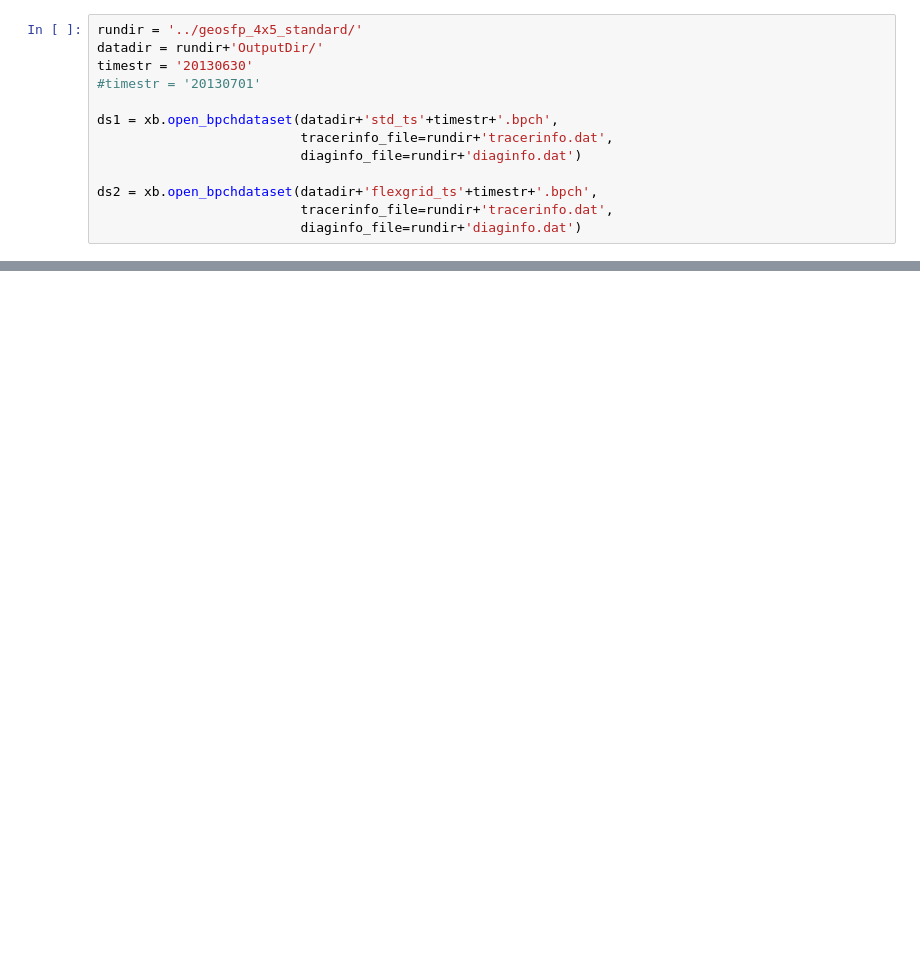
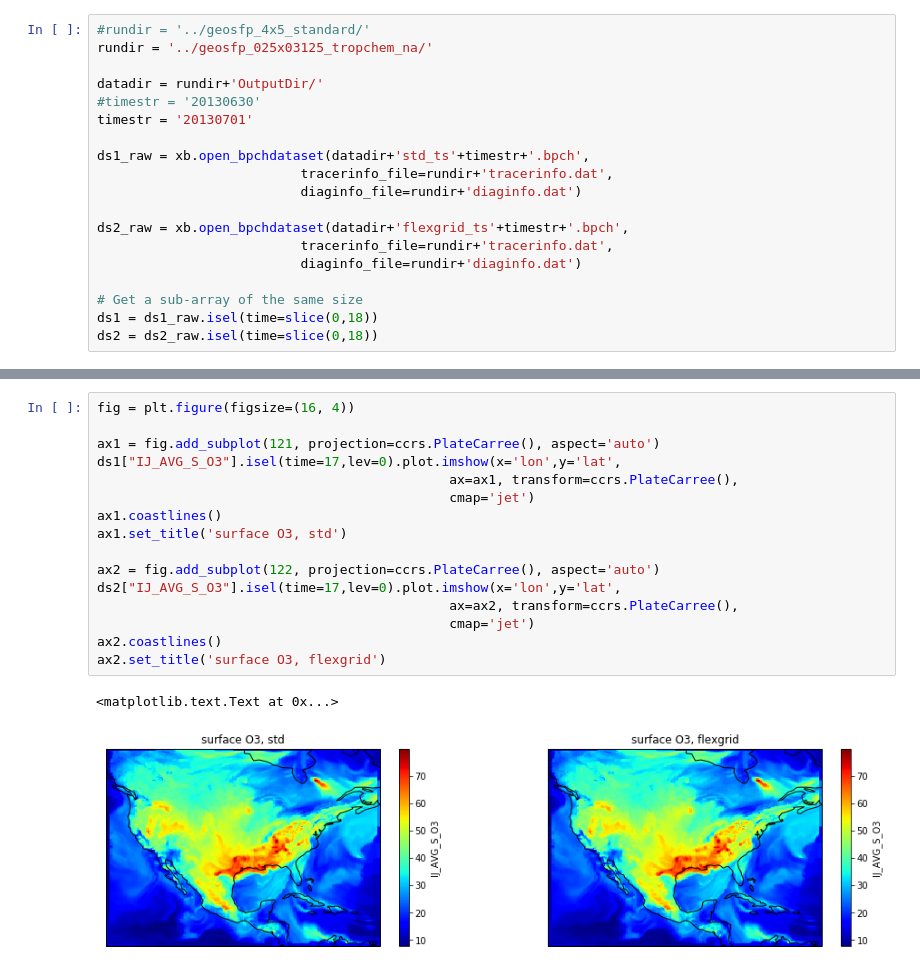
Before and after one commit to JiaweiZhuang/FlexGrid_Util, a Jupyter notebook: check_output.ipynb, the cells around one changed output, grey strips where cells are left out. Cells and saved outputs as stored; diff of their text form; blank space fills up the shorter version.

```diff
--- a/check_output.ipynb
+++ b/check_output.ipynb
@@ -4,13 +7,19 @@ import xbpch as xb
 # %%
-rundir = '../geosfp_4x5_standard/'
+#rundir = '../geosfp_4x5_standard/'
+rundir = '../geosfp_025x03125_tropchem_na/'
+
 datadir = rundir+'OutputDir/'
-timestr = '20130630'
-#timestr = '20130701'
+#timestr = '20130630'
+timestr = '20130701'
 
-ds1 = xb.open_bpchdataset(datadir+'std_ts'+timestr+'.bpch',
+ds1_raw = xb.open_bpchdataset(datadir+'std_ts'+timestr+'.bpch',
                           tracerinfo_file=rundir+'tracerinfo.dat',
                           diaginfo_file=rundir+'diaginfo.dat')
 
-ds2 = xb.open_bpchdataset(datadir+'flexgrid_ts'+timestr+'.bpch',
+ds2_raw = xb.open_bpchdataset(datadir+'flexgrid_ts'+timestr+'.bpch',
                           tracerinfo_file=rundir+'tracerinfo.dat',
                           diaginfo_file=rundir+'diaginfo.dat')
+
+# Get a sub-array of the same size
+ds1 = ds1_raw.isel(time=slice(0,18))
+ds2 = ds2_raw.isel(time=slice(0,18))
@@ -27 +38,20 @@ Data variables:
+# %%
+fig = plt.figure(figsize=(16, 4))
+
+ax1 = fig.add_subplot(121, projection=ccrs.PlateCarree(), aspect='auto')
+ds1["IJ_AVG_S_O3"].isel(time=17,lev=0).plot.imshow(x='lon',y='lat',
+                                             ax=ax1, transform=ccrs.PlateCarree(),
+                                             cmap='jet')
+ax1.coastlines()
+ax1.set_title('surface O3, std')
+
+ax2 = fig.add_subplot(122, projection=ccrs.PlateCarree(), aspect='auto')
+ds2["IJ_AVG_S_O3"].isel(time=17,lev=0).plot.imshow(x='lon',y='lat',
+                                             ax=ax2, transform=ccrs.PlateCarree(),
+                                             cmap='jet')
+ax2.coastlines()
+ax2.set_title('surface O3, flexgrid')
+# %% [output]
+<matplotlib.text.Text at 0x...>
+[figure, added]
 # %%
```
Also changed, not shown: parts of 9 cells of this notebook.
